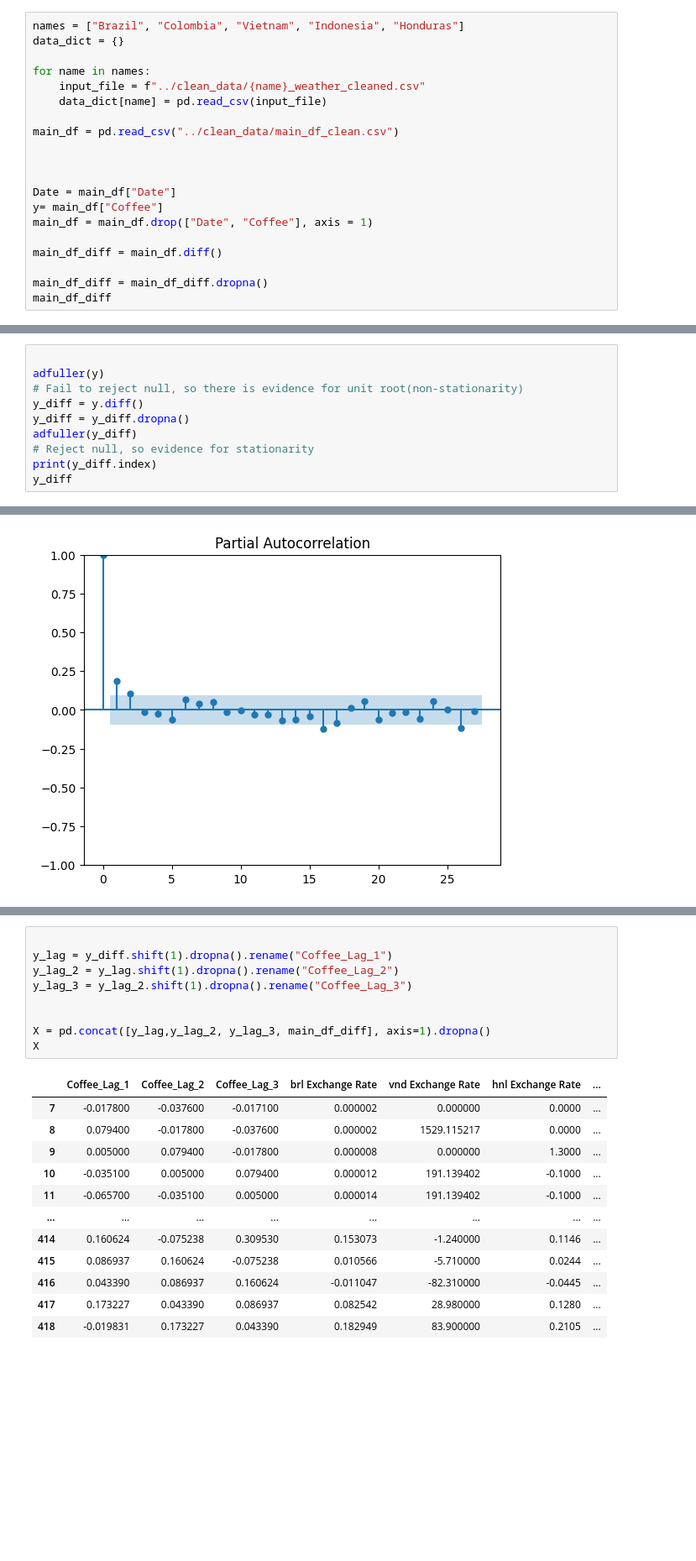
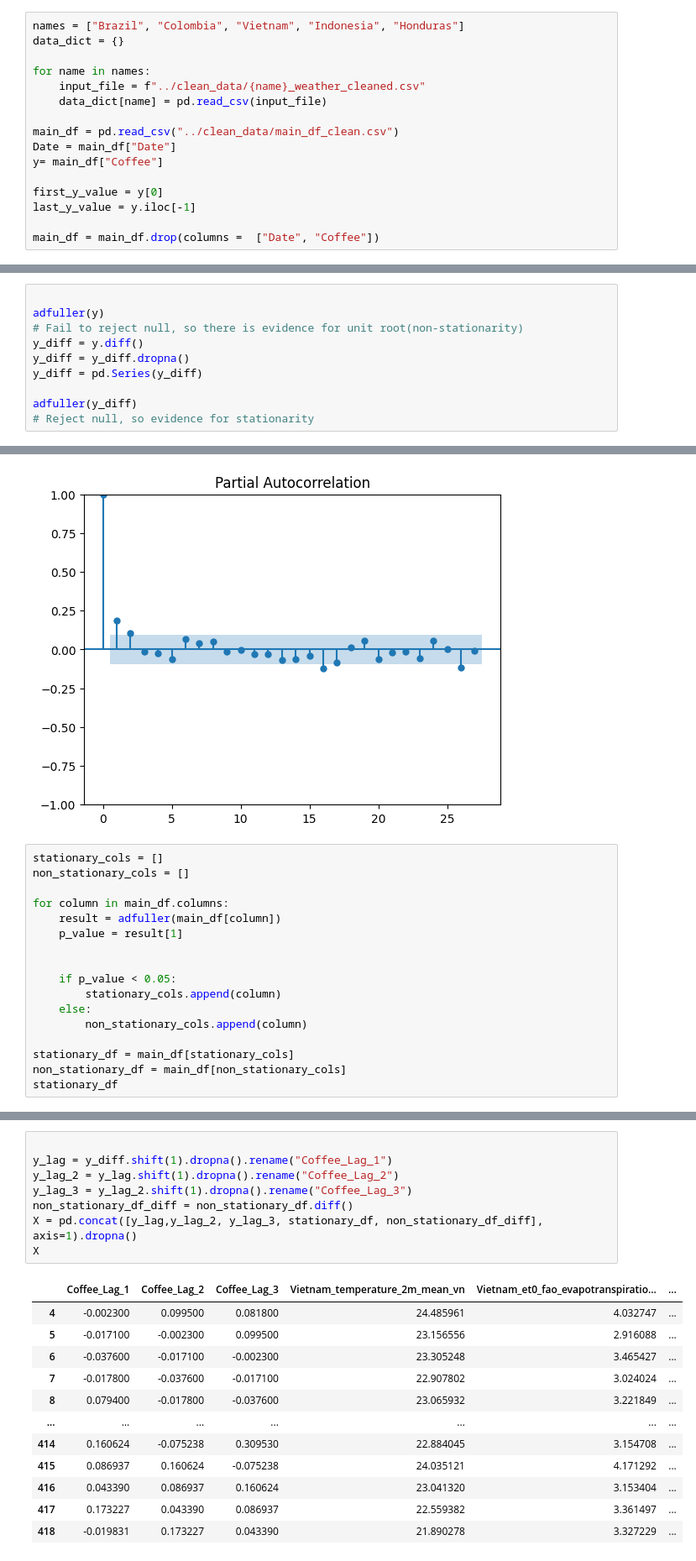
Before and after one commit to NicolasMSalas/eco395m_ml_coffee_trees, a Jupyter notebook: code/knn_regression.ipynb, the cells around one changed output, grey strips where cells are left out. Shown at 84% size. Drawn from its saved outputs; the diff is of its cells as text; blank space fills up the shorter version.

```diff
--- a/code/knn_regression.ipynb
+++ b/code/knn_regression.ipynb
@@ -27,14 +20,10 @@ for name in names:
     data_dict[name] = pd.read_csv(input_file)
 
 main_df = pd.read_csv("../clean_data/main_df_clean.csv")
-
-
-
 Date = main_df["Date"]
 y= main_df["Coffee"]
-main_df = main_df.drop(["Date", "Coffee"], axis = 1)
 
-main_df_diff = main_df.diff()
+first_y_value = y[0]
+last_y_value = y.iloc[-1]
 
-main_df_diff = main_df_diff.dropna()
-main_df_diff
+main_df = main_df.drop(columns =  ["Date", "Coffee"])
@@ -58,8 +33,8 @@ adfuller(y)
 # Fail to reject null, so there is evidence for unit root(non-stationarity)
 y_diff = y.diff()
 y_diff = y_diff.dropna()
+y_diff = pd.Series(y_diff)
+
 adfuller(y_diff)
 # Reject null, so evidence for stationarity
-print(y_diff.index)
-y_diff
 # %% [output]
@@ -86,3 +53,20 @@ plt.show()
 # %% [output]
 [figure]
 [figure]
+# %%
+stationary_cols = []
+non_stationary_cols = []
+
+for column in main_df.columns:
+    result = adfuller(main_df[column])
+    p_value = result[1]
+
+
+    if p_value < 0.05:
+        stationary_cols.append(column)
+    else:
+        non_stationary_cols.append(column)
+
+stationary_df = main_df[stationary_cols]
+non_stationary_df = main_df[non_stationary_cols]
+stationary_df
@@ -89,22 +87,21 @@ plt.show()
 # %%
 
 y_lag = y_diff.shift(1).dropna().rename("Coffee_Lag_1")
 y_lag_2 = y_lag.shift(1).dropna().rename("Coffee_Lag_2")
 y_lag_3 = y_lag_2.shift(1).dropna().rename("Coffee_Lag_3")
-
-
-X = pd.concat([y_lag,y_lag_2, y_lag_3, main_df_diff], axis=1).dropna()
+non_stationary_df_diff = non_stationary_df.diff()
+X = pd.concat([y_lag,y_lag_2, y_lag_3, stationary_df, non_stationary_df_diff], axis=1).dropna()
 X
 # %% [output]
-|  | Coffee_Lag_1 | Coffee_Lag_2 | Coffee_Lag_3 | brl Exchange Rate | vnd Exchange Rate | hnl Exchange Rate | ... |
-| 7 | -0.017800 | -0.037600 | -0.017100 | 0.000002 | 0.000000 | 0.0000 | ... |
-| 8 | 0.079400 | -0.017800 | -0.037600 | 0.000002 | 1529.115217 | 0.0000 | ... |
-| 9 | 0.005000 | 0.079400 | -0.017800 | 0.000008 | 0.000000 | 1.3000 | ... |
-| 10 | -0.035100 | 0.005000 | 0.079400 | 0.000012 | 191.139402 | -0.1000 | ... |
-| 11 | -0.065700 | -0.035100 | 0.005000 | 0.000014 | 191.139402 | -0.1000 | ... |
-| ... | ... | ... | ... | ... | ... | ... | ... |
-| 414 | 0.160624 | -0.075238 | 0.309530 | 0.153073 | -1.240000 | 0.1146 | ... |
-| 415 | 0.086937 | 0.160624 | -0.075238 | 0.010566 | -5.710000 | 0.0244 | ... |
-| 416 | 0.043390 | 0.086937 | 0.160624 | -0.011047 | -82.310000 | -0.0445 | ... |
-| 417 | 0.173227 | 0.043390 | 0.086937 | 0.082542 | 28.980000 | 0.1280 | ... |
-| 418 | -0.019831 | 0.173227 | 0.043390 | 0.182949 | 83.900000 | 0.2105 | ... |
+|  | Coffee_Lag_1 | Coffee_Lag_2 | Coffee_Lag_3 | Vietnam_temperature_2m_mean_vn | Vietnam_et0_fao_evapotranspiratio... | ... |
+| 4 | -0.002300 | 0.099500 | 0.081800 | 24.485961 | 4.032747 | ... |
+| 5 | -0.017100 | -0.002300 | 0.099500 | 23.156556 | 2.916088 | ... |
+| 6 | -0.037600 | -0.017100 | -0.002300 | 23.305248 | 3.465427 | ... |
+| 7 | -0.017800 | -0.037600 | -0.017100 | 22.907802 | 3.024024 | ... |
+| 8 | 0.079400 | -0.017800 | -0.037600 | 23.065932 | 3.221849 | ... |
+| ... | ... | ... | ... | ... | ... | ... |
+| 414 | 0.160624 | -0.075238 | 0.309530 | 22.884045 | 3.154708 | ... |
+| 415 | 0.086937 | 0.160624 | -0.075238 | 24.035121 | 4.171292 | ... |
+| 416 | 0.043390 | 0.086937 | 0.160624 | 23.041320 | 3.153404 | ... |
+| 417 | 0.173227 | 0.043390 | 0.086937 | 22.559382 | 3.361497 | ... |
+| 418 | -0.019831 | 0.173227 | 0.043390 | 21.890278 | 3.327229 | ... |
```
Also changed, not shown: parts of 14 cells of this notebook.
